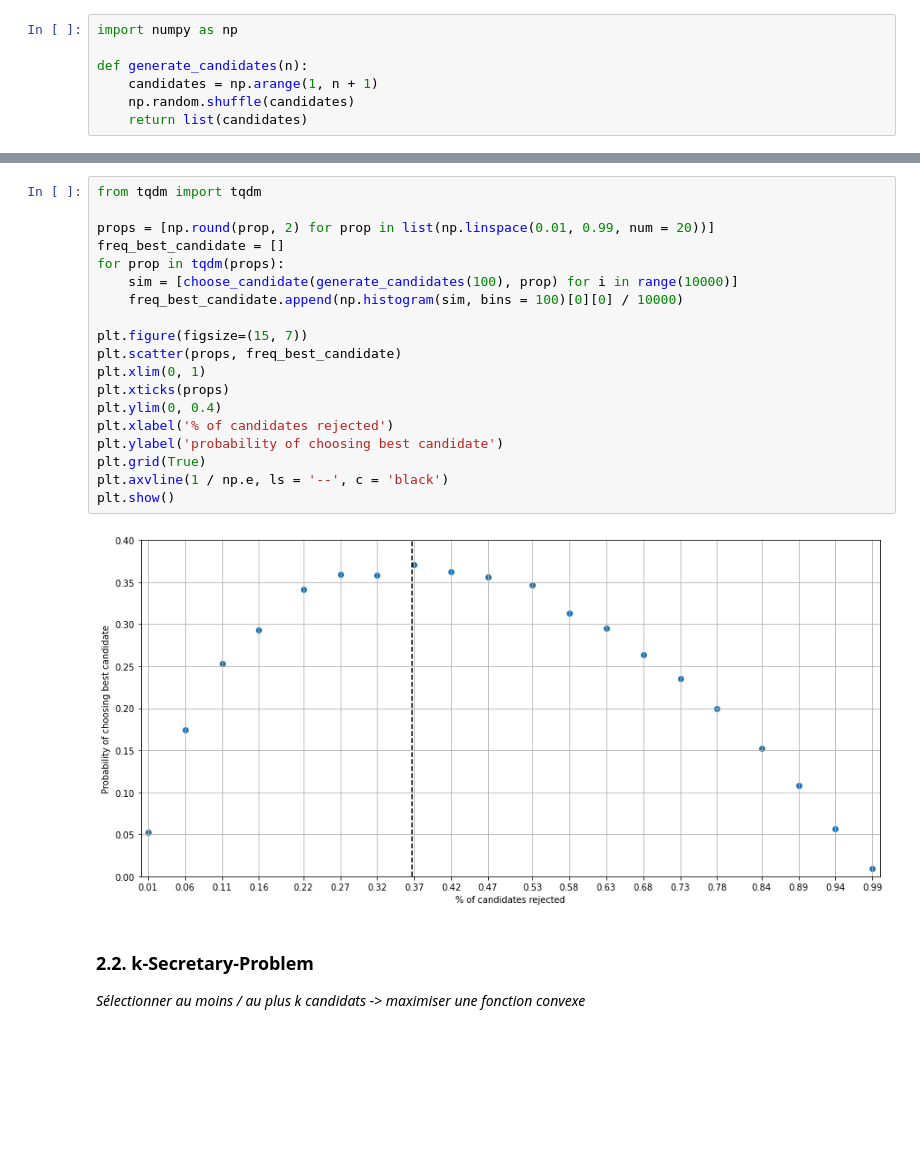
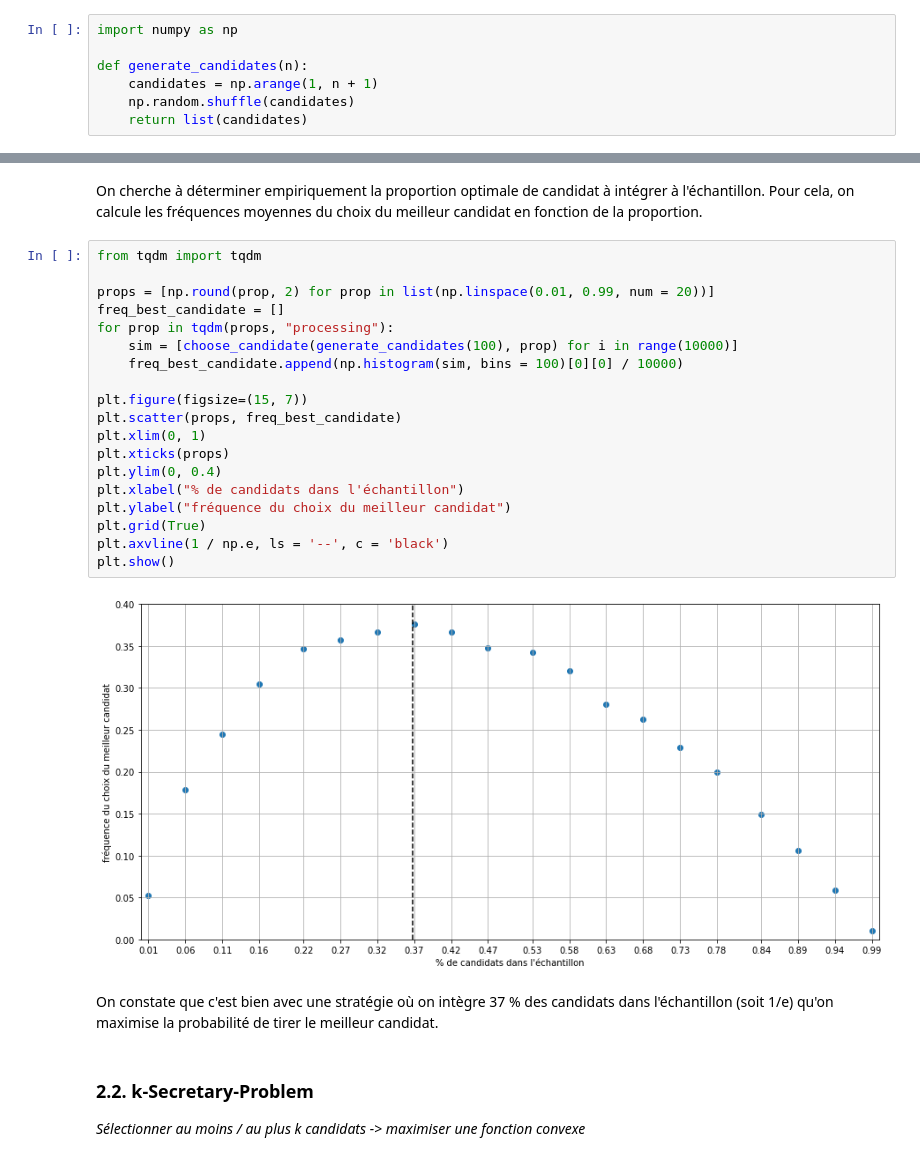
Before and after one commit to victor-kerros/secretary_problem_with_constraints, a Jupyter notebook: secretary_problem_simulation.ipynb, the cells around one changed output, grey strips where cells are left out. Saved outputs shown, nothing was run; the diff lists cells and outputs as text; blank space fills up the shorter version.

```diff
--- a/secretary_problem_simulation.ipynb
+++ b/secretary_problem_simulation.ipynb
@@ -77,24 +73,28 @@ plt.show()
+# %% [markdown]
+On cherche à déterminer empiriquement la proportion optimale de candidat à intégrer à l'échantillon. Pour cela, on calcule les fréquences moyennes du choix du meilleur candidat en fonction de la proportion.
 # %%
 from tqdm import tqdm
 
 props = [np.round(prop, 2) for prop in list(np.linspace(0.01, 0.99, num = 20))]
 freq_best_candidate = []
-for prop in tqdm(props):
+for prop in tqdm(props, "processing"):
     sim = [choose_candidate(generate_candidates(100), prop) for i in range(10000)]
     freq_best_candidate.append(np.histogram(sim, bins = 100)[0][0] / 10000)
 
 plt.figure(figsize=(15, 7))
 plt.scatter(props, freq_best_candidate)
 plt.xlim(0, 1)
 plt.xticks(props)
 plt.ylim(0, 0.4)
-plt.xlabel('% of candidates rejected')
-plt.ylabel('probability of choosing best candidate')
+plt.xlabel("% de candidats dans l'échantillon")
+plt.ylabel("fréquence du choix du meilleur candidat")
 plt.grid(True)
 plt.axvline(1 / np.e, ls = '--', c = 'black')
 plt.show()
 # %% [output]
-[figure, old version]
+[figure, new version]
+# %% [markdown]
+On constate que c'est bien avec une stratégie où on intègre 37 % des candidats dans l'échantillon (soit 1/e) qu'on maximise la probabilité de tirer le meilleur candidat.
 # %% [markdown]
 ### 2.2. k-Secretary-Problem
 
```
Also changed, not shown: parts of 5 cells of this notebook.
